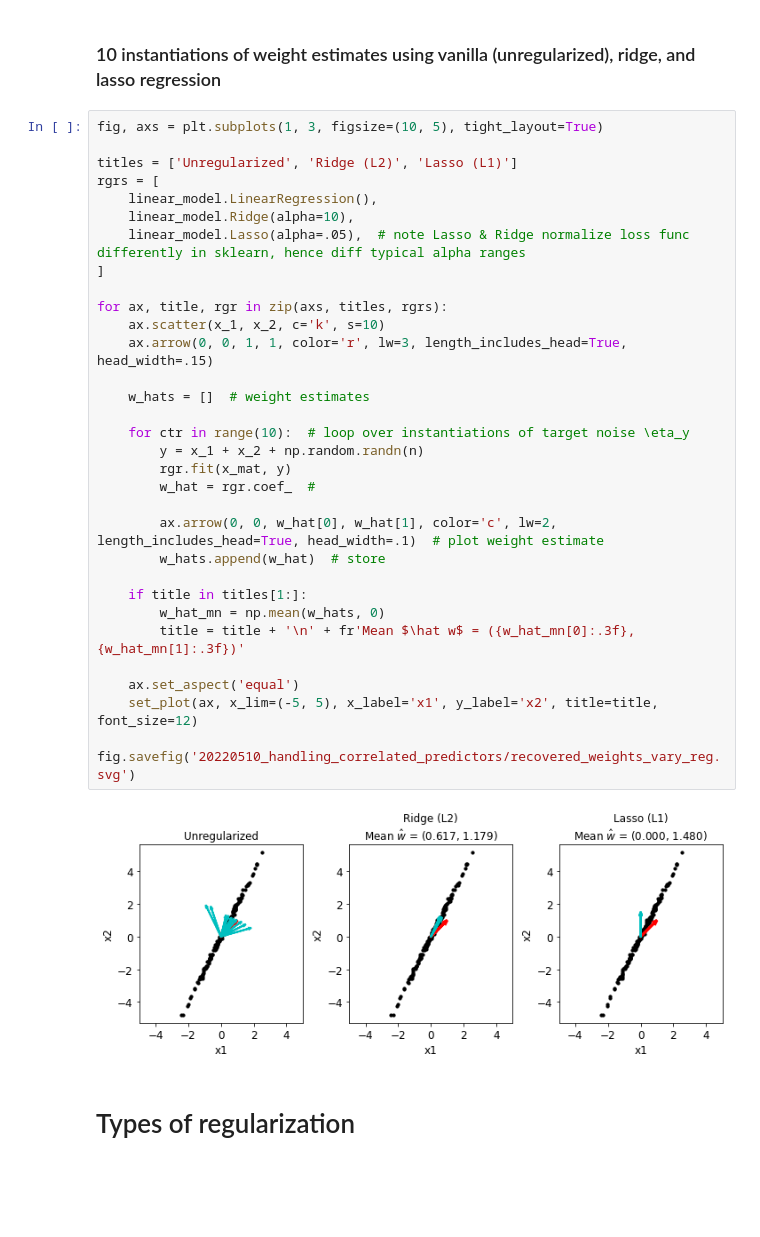
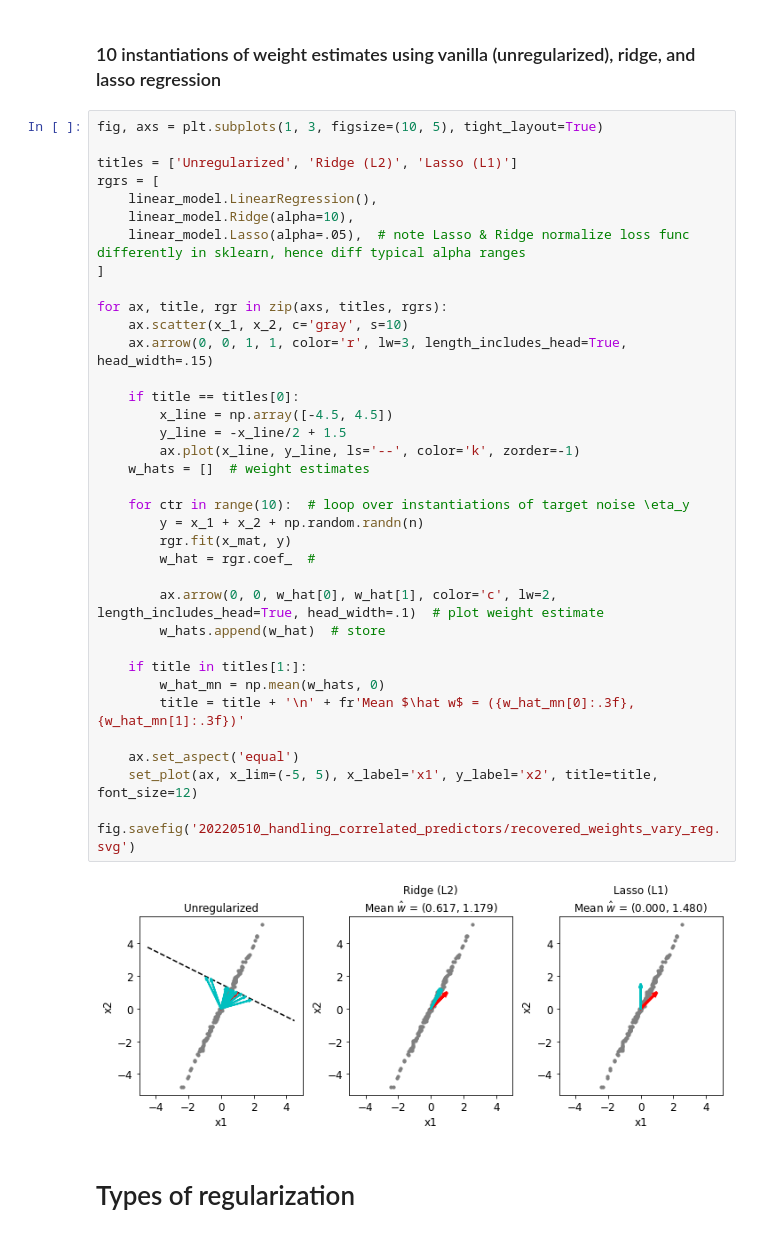
Before and after one commit to rkp8000/73CHN1C4L_BL06, a Jupyter notebook: 20220510_handling_correlated_predictors.ipynb, the cells around one changed output. Saved outputs shown, nothing was run; the diff lists cells and outputs as text; blank space fills up the shorter version.

Commit message:
Update graphics a bit.

```diff
--- a/20220510_handling_correlated_predictors.ipynb
+++ b/20220510_handling_correlated_predictors.ipynb
@@ -85,35 +85,39 @@ fig, axs = plt.subplots(1, 3, figsize=(10, 5), tight_layout=True)
 
 titles = ['Unregularized', 'Ridge (L2)', 'Lasso (L1)']
 rgrs = [
     linear_model.LinearRegression(),
     linear_model.Ridge(alpha=10),
     linear_model.Lasso(alpha=.05),  # note Lasso & Ridge normalize loss func differently in sklearn, hence diff typical alpha ranges
 ]
 
 for ax, title, rgr in zip(axs, titles, rgrs):
-    ax.scatter(x_1, x_2, c='k', s=10)
+    ax.scatter(x_1, x_2, c='gray', s=10)
     ax.arrow(0, 0, 1, 1, color='r', lw=3, length_includes_head=True, head_width=.15)
 
+    if title == titles[0]:
+        x_line = np.array([-4.5, 4.5])
+        y_line = -x_line/2 + 1.5
+        ax.plot(x_line, y_line, ls='--', color='k', zorder=-1)
     w_hats = []  # weight estimates
 
     for ctr in range(10):  # loop over instantiations of target noise \eta_y
         y = x_1 + x_2 + np.random.randn(n)
         rgr.fit(x_mat, y)
         w_hat = rgr.coef_  #
 
         ax.arrow(0, 0, w_hat[0], w_hat[1], color='c', lw=2, length_includes_head=True, head_width=.1)  # plot weight estimate
         w_hats.append(w_hat)  # store
 
     if title in titles[1:]:
         w_hat_mn = np.mean(w_hats, 0)
         title = title + '\n' + fr'Mean $\hat w$ = ({w_hat_mn[0]:.3f}, {w_hat_mn[1]:.3f})'
 
     ax.set_aspect('equal')
     set_plot(ax, x_lim=(-5, 5), x_label='x1', y_label='x2', title=title, font_size=12)
 
 fig.savefig('20220510_handling_correlated_predictors/recovered_weights_vary_reg.svg')
 # %% [output]
-[figure, old version]
+[figure, new version]
 # %% [markdown]
 # Types of regularization
 # %% [markdown]
```
Also changed, not shown: parts of 2 cells of this notebook.
